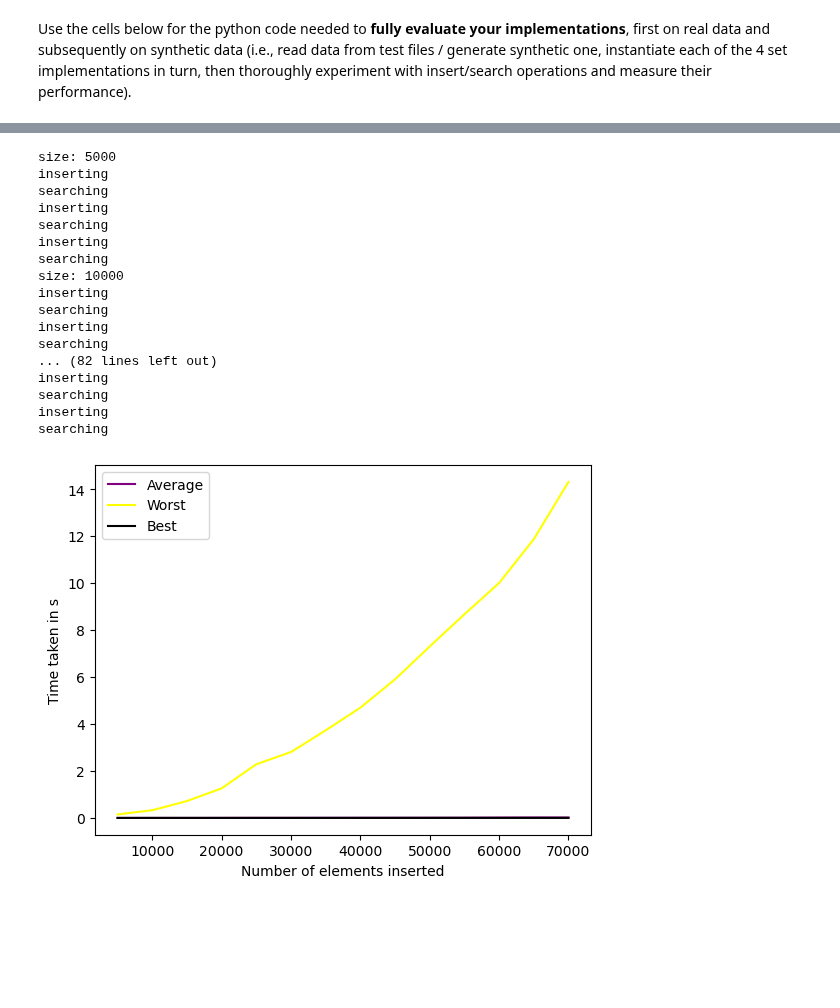
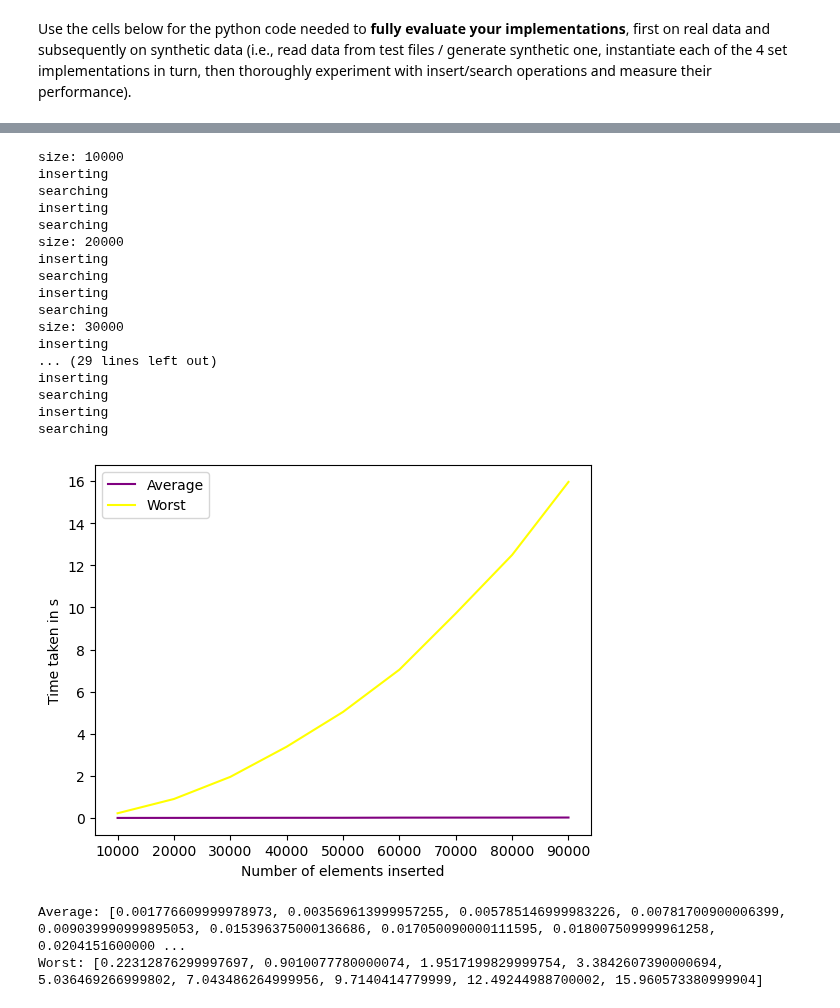
Before and after one commit to YulinCHEN-CS/Search-Algorithm, a Jupyter notebook: SetMembership.ipynb, the cells around one changed output, grey strips where cells are left out. Cells and saved outputs as stored; diff of their text form; code cells hidden in the pictures; blank space fills up the shorter version.

```diff
--- a/SetMembership.ipynb
+++ b/SetMembership.ipynb
@@ -742,7 +721,6 @@ class WorstCaseBinTest(TestClass):
     def __init__(self):
         super().__init__()
         self.binary_worst = BinarySearchTreeSet()
-        self.binary_best = BinarySearchTreeSet()
 
     def insert_test(self, struct):
         print("inserting")
@@ -750,11 +728,13 @@ class WorstCaseBinTest(TestClass):
             for item in self.insert_data:
                 self.binary.insertElement(item)
         elif struct == "worst":
+            for search in self.search_data:
+                if search in self.insert_data:
+                    self.search_data.remove(search)
+                    self.search_data + self.gen.generateData(1)
             self.insert_data.sort()
             for item in self.insert_data:
                 self.binary_worst.insertElement(item)
-        elif struct == "best":
-            self.binary_best.insertElement(self.insert_data[0])
         else:
             raise Exception("Invalid data structure")
 
@@ -764,27 +744,20 @@ class WorstCaseBinTest(TestClass):
             for item in self.search_data:
                 self.binary.searchElement(item)
         elif struct == "worst":
-            for search in self.search_data:
-                if search in self.insert_data:
-                    self.search_data.remove(search)
-                    self.search_data + self.gen.generateData(1)
             for item in self.search_data:
                 self.binary_worst.searchElement(item)
-        elif struct == "best":
-            for item in self.search_data:
-                self.binary_best.searchElement(item)
 
     def all_test(self, test_func = "search"):
-        average_times, worst_times, best_times = [], [], []
-        struct_types = ["average", "worst", "best"]
+        average_times, worst_times= [], []
+        struct_types = ["average", "worst"]
 
         if self.test_type == "synthetic":
             sizes = []
-            for i in range(1, 15):
-                sizes.append(5000 * i)
+            for i in range(1, 10):
+                sizes.append(10000 * i)
             for size in sizes:
                 print("size: " + str(size))
-                self.binary, self.binary_worst, self.binary_best = BinarySearchTreeSet(), BinarySearchTreeSet(), BinarySearchTreeSet() # reset structures
+                self.binary, self.binary_worst = BinarySearchTreeSet(), BinarySearchTreeSet() # reset structures
                 self.insert_data = self.gen.generateData(size)
                 self.search_data = self.gen.generateData(int(size/10))
 
@@ -794,45 +767,46 @@ class WorstCaseBinTest(TestClass):
                         if struct == "average":
                             average_times.append(tim)
                         elif struct == "worst":
                             worst_times.append(tim)
-                        elif struct == "best":
-                            best_times.append(tim)
                         else:
                             raise Exception("Invalid data structure")
                 else:
                     raise Exception("invalid test function")
 
             plt.plot(sizes, average_times, color='purple', label="Average")
             plt.plot(sizes, worst_times, color='yellow', label="Worst")
-            plt.plot(sizes, best_times, color='black', label="Best")
 
             plt.xlabel("Number of elements inserted")
             plt.ylabel("Time taken in s")
             plt.legend()
             plt.show()
+            print("Average: " + str(average_times))
+            print("Worst: " + str(worst_times))
 
 
 te = WorstCaseBinTest()
 te.all_test("search")
 # %% [output]
-size: 5000
-inserting
-searching
-inserting
-searching
-inserting
-searching
 size: 10000
 inserting
 searching
 inserting
 searching
-... (82 lines left out)
+size: 20000
 inserting
 searching
 inserting
 searching
+size: 30000
+inserting
+... (29 lines left out)
+inserting
+searching
+inserting
+searching
-[figure, old version]
+[figure, new version]
+Average: [0.001776609999978973, 0.003569613999957255, 0.005785146999983226, 0.00781700900006399, 0.009039990999895053, 0.015396375000136686, 0.017050090000111595, 0.018007509999961258, 0.0204151600000 ...
+Worst: [0.22312876299997697, 0.9010077780000074, 1.9517199829999754, 3.3842607390000694, 5.036469266999802, 7.043486264999956, 9.7140414779999, 12.49244988700002, 15.960573380999904]
 # %%
 import timeit
 
```
Also changed, not shown: parts of 2 cells of this notebook.
